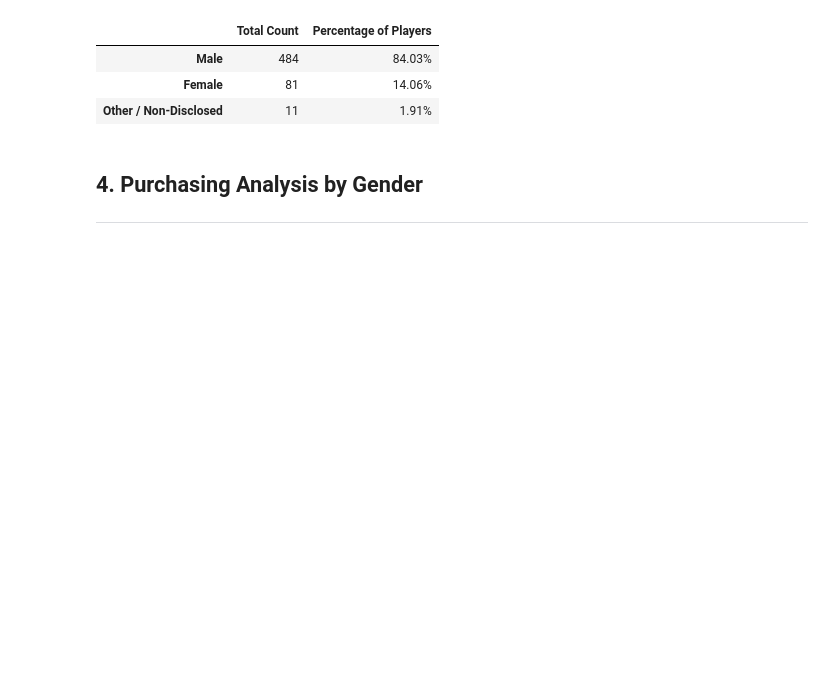
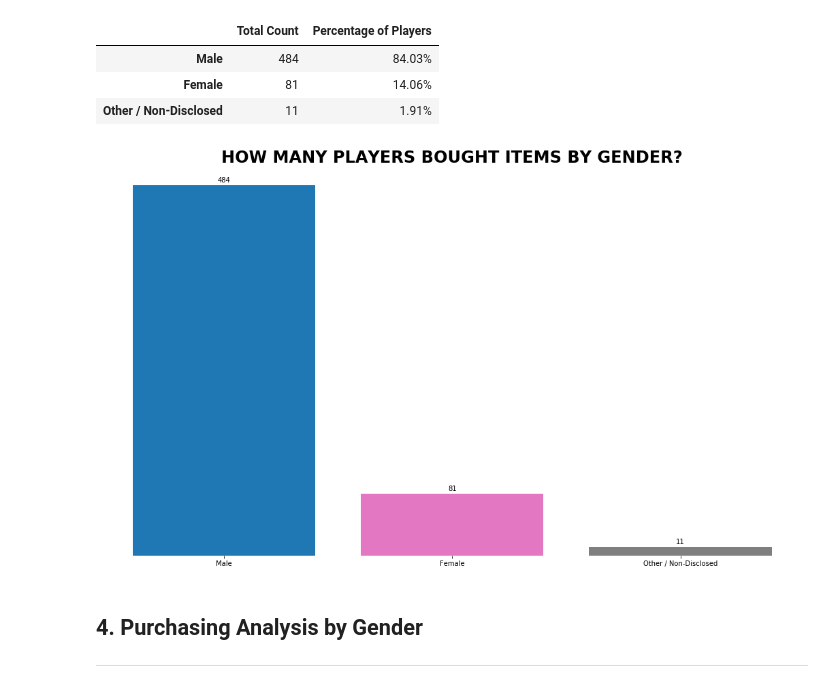
Before and after one commit to cbourdeau/Gaming-Sales-Analysis, a Jupyter notebook: HeroesOfPymoli_Analysis.ipynb, the cells around one changed output. Cells and saved outputs as stored; diff of their text form; code cells hidden in the pictures; blank space fills up the shorter version.

```diff
--- a/HeroesOfPymoli_Analysis.ipynb
+++ b/HeroesOfPymoli_Analysis.ipynb
@@ -138,6 +129,41 @@ gender_demographics_df.style.format({'Percentage of Players' : '{:.2%}'})
 | Male | 484 | 84.03% |
 | Female | 81 | 14.06% |
 | Other / Non-Disclosed | 11 | 1.91% |
+# %%
+# Visualize Gender Analysis
+fig, ax = plt.subplots()
+
+# Set figure size
+fig.set_size_inches(18.5, 10.5, forward=True)
+
+# Plot bars
+ax.bar(gender_demographics_df.index[0], height=gender_demographics_df['Total Count'][0], color='tab:blue')
+ax.bar(gender_demographics_df.index[1], height=gender_demographics_df['Total Count'][1], color='tab:pink')
+ax.bar(gender_demographics_df.index[2], height=gender_demographics_df['Total Count'][2], color='tab:gray')
+
+# Add title
+ax.set_title("HOW MANY PLAYERS BOUGHT ITEMS BY GENDER?", size=24, weight='bold')  # Add a title to the axes.
+
+# Add value labels to bars
+rects = ax.patches
+labels= list(gender_demographics_df['Total Count'])
+
+for rect, label in zip(rects, labels):
+    height = rect.get_height()
+    ax.text(rect.get_x() + rect.get_width() / 2, height + 2, label, ha='center', va='bottom')
+
+
+# Clean up graph
+ax.set_frame_on(False) # Remove frames
+ax.get_yaxis().set_visible(False) # Remove y-axis ticks
+
+# Display bar graph
+plt.show()
+
+# Exprt chart to an image
+fig.savefig('images/fig1_gender_analysis.png')
+# %% [output]
+[figure, added]
 # %% [markdown]
 
 ## 4. Purchasing Analysis by Gender
```
Also changed, not shown: parts of 12 cells of this notebook, 7 other files.
